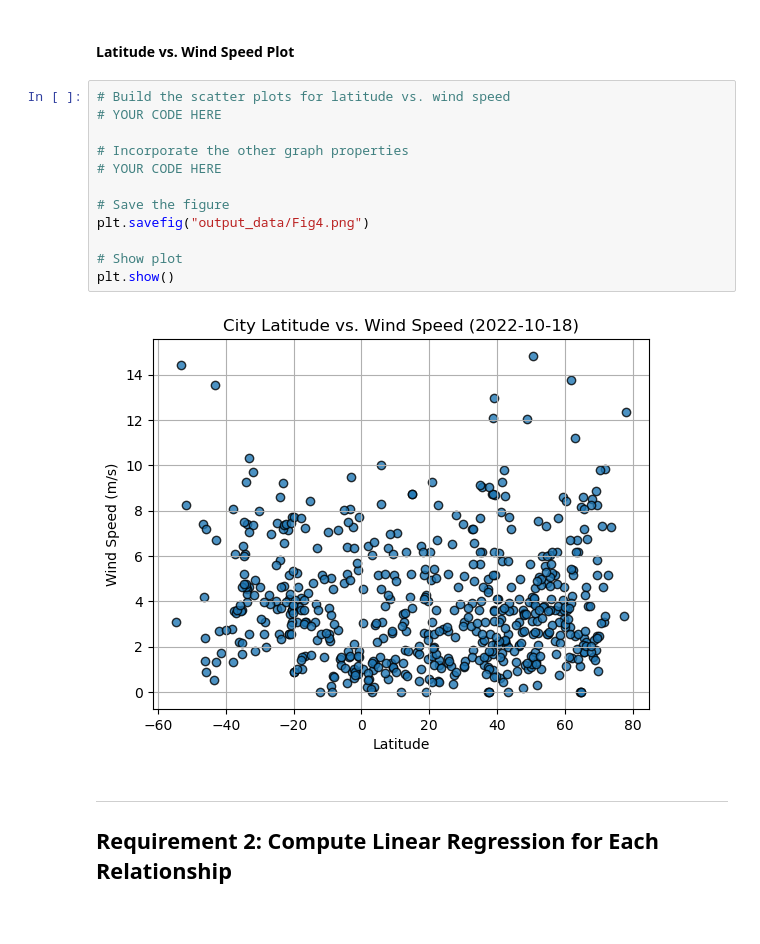
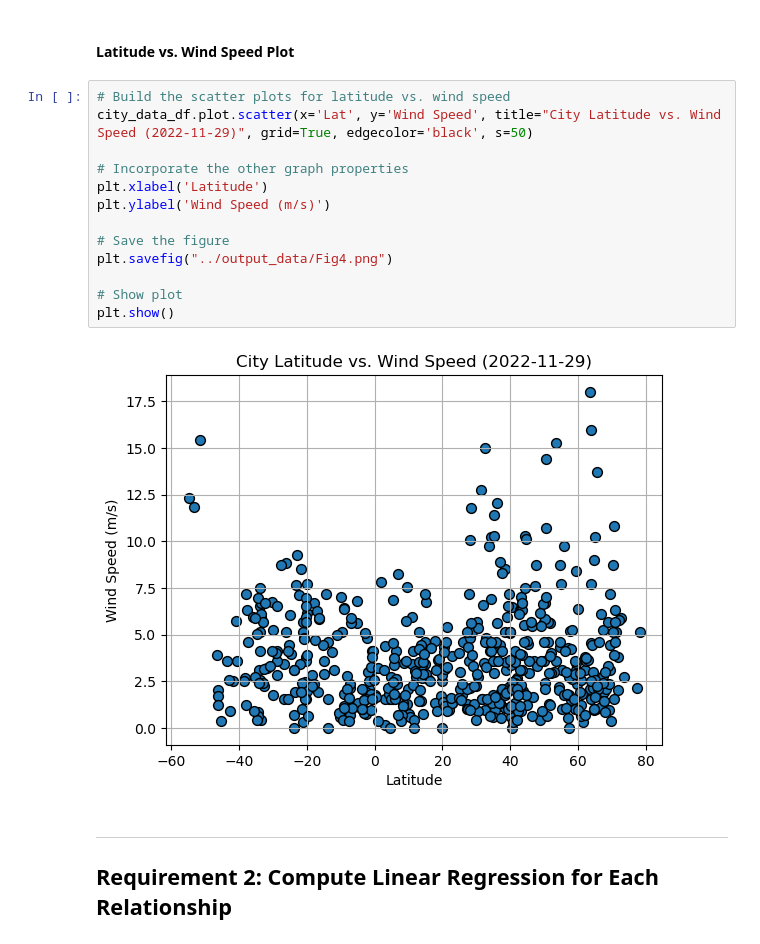
Before and after one commit to andcetera/python-api-challenge, a Jupyter notebook: Project Files/WeatherPy.ipynb, the cells around one changed output. Drawn from its saved outputs; the diff is of its cells as text.

Commit message:
part 2 weatherpy scatter plots completed

```diff
--- a/Project Files/WeatherPy.ipynb
+++ b/Project Files/WeatherPy.ipynb
@@ -238,18 +241,19 @@ plt.show()
 #### Latitude vs. Wind Speed Plot
 # %%
 # Build the scatter plots for latitude vs. wind speed
-# YOUR CODE HERE
+city_data_df.plot.scatter(x='Lat', y='Wind Speed', title="City Latitude vs. Wind Speed (2022-11-29)", grid=True, edgecolor='black', s=50)
 
 # Incorporate the other graph properties
-# YOUR CODE HERE
+plt.xlabel('Latitude')
+plt.ylabel('Wind Speed (m/s)')
 
 # Save the figure
-plt.savefig("output_data/Fig4.png")
+plt.savefig("../output_data/Fig4.png")
 
 # Show plot
 plt.show()
 # %% [output]
-[figure, old version]
+[figure, new version]
 # %% [markdown]
 ---
 
```
Also changed, not shown: parts of 8 cells of this notebook, 5 other files.
